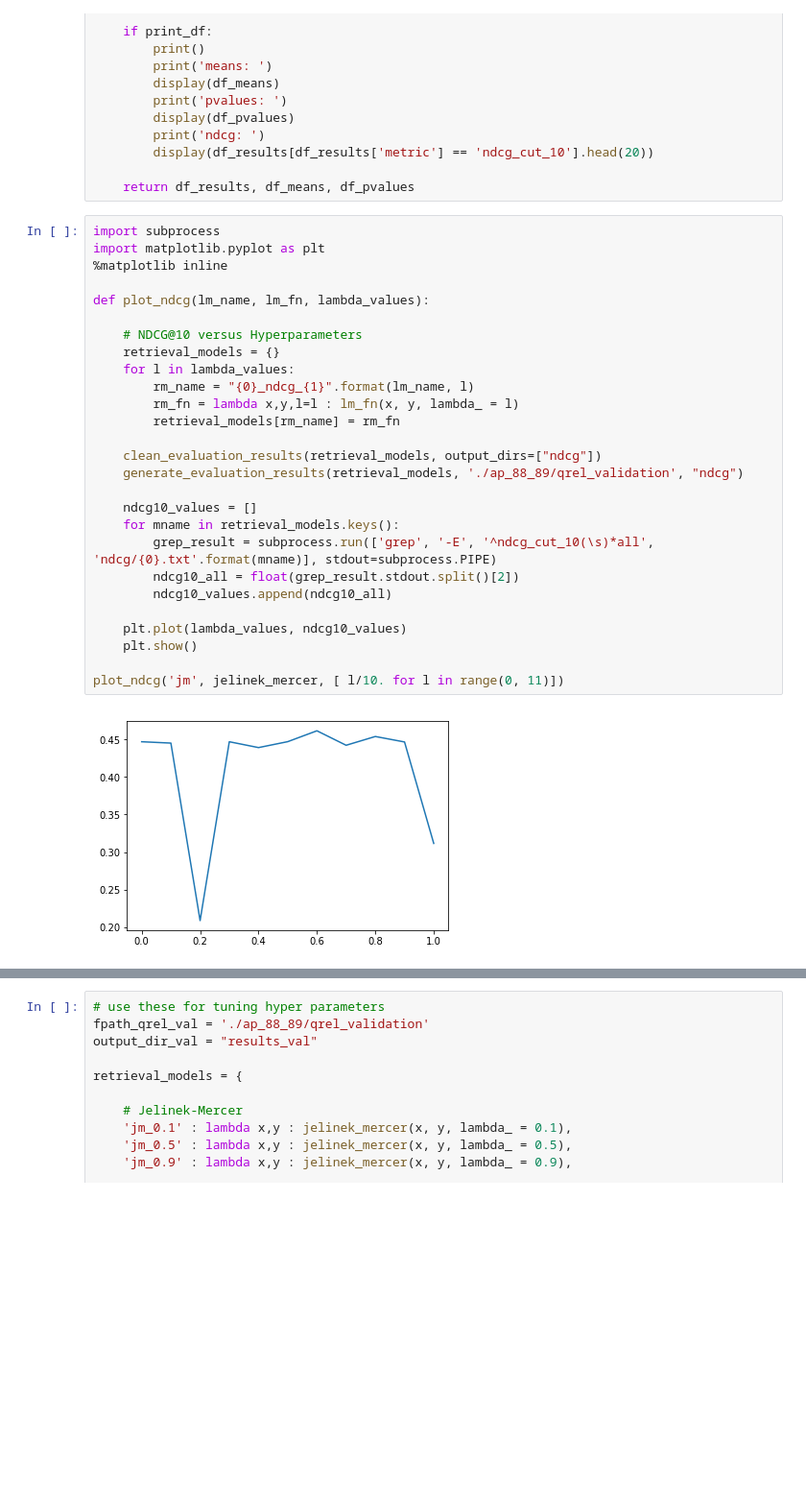
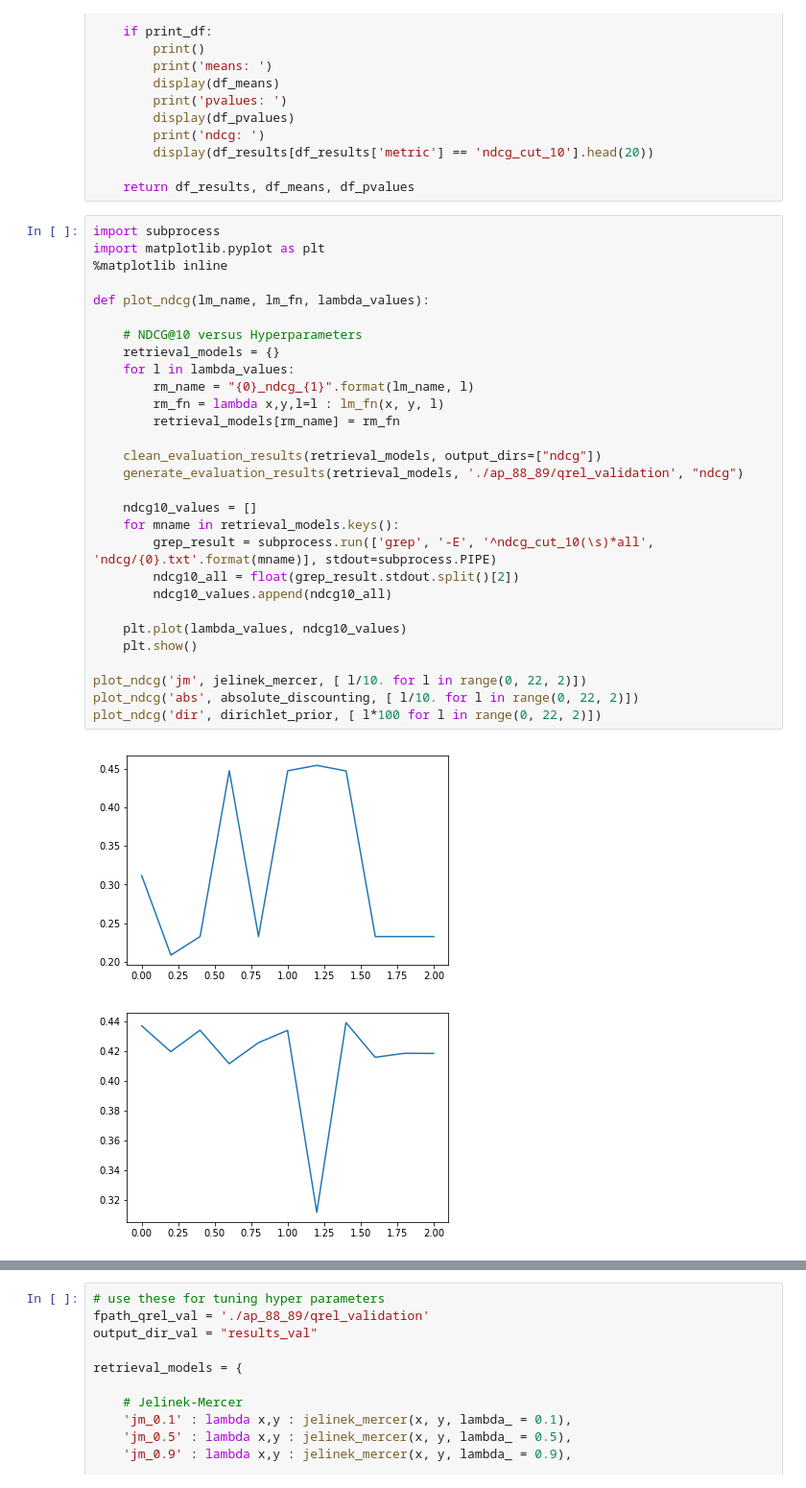
Before and after one commit to MichelleAppel/IR2, a Jupyter notebook: assignment.ipynb, the cells around one changed output, grey strips where cells are left out. Shown at 96% size. Cells and saved outputs as stored; diff of their text form; blank space fills up the shorter version.

Commit message:
ndcg plots

```diff
--- a/assignment.ipynb
+++ b/assignment.ipynb
@@ -854,29 +854,32 @@ def analyze_evaluation_results(df_results, print_df = True, result_dir = None):
 # %%
 import subprocess
 import matplotlib.pyplot as plt
 %matplotlib inline
 
 def plot_ndcg(lm_name, lm_fn, lambda_values):
 
     # NDCG@10 versus Hyperparameters
     retrieval_models = {}
     for l in lambda_values:
         rm_name = "{0}_ndcg_{1}".format(lm_name, l)
-        rm_fn = lambda x,y,l=l : lm_fn(x, y, lambda_ = l)
+        rm_fn = lambda x,y,l=l : lm_fn(x, y, l)
         retrieval_models[rm_name] = rm_fn
 
     clean_evaluation_results(retrieval_models, output_dirs=["ndcg"])
     generate_evaluation_results(retrieval_models, './ap_88_89/qrel_validation', "ndcg")
 
     ndcg10_values = []
     for mname in retrieval_models.keys():
         grep_result = subprocess.run(['grep', '-E', '^ndcg_cut_10(\s)*all', 'ndcg/{0}.txt'.format(mname)], stdout=subprocess.PIPE)
         ndcg10_all = float(grep_result.stdout.split()[2])
         ndcg10_values.append(ndcg10_all)
 
     plt.plot(lambda_values, ndcg10_values)
     plt.show()
 
-plot_ndcg('jm', jelinek_mercer, [ l/10. for l in range(0, 11)])
+plot_ndcg('jm', jelinek_mercer, [ l/10. for l in range(0, 22, 2)])
+plot_ndcg('abs', absolute_discounting, [ l/10. for l in range(0, 22, 2)])
+plot_ndcg('dir', dirichlet_prior, [ l*100 for l in range(0, 22, 2)])
 # %% [output]
-[figure, old version]
+[figure, new version]
+[figure, added]
```
Also changed, not shown: parts of 1 cell of this notebook.
